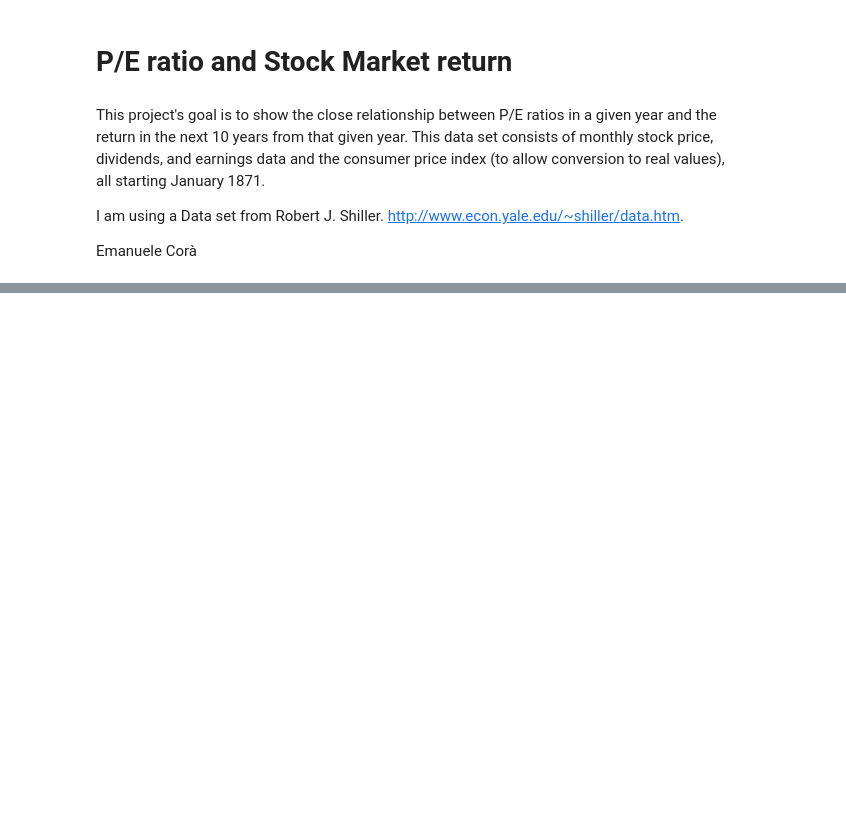
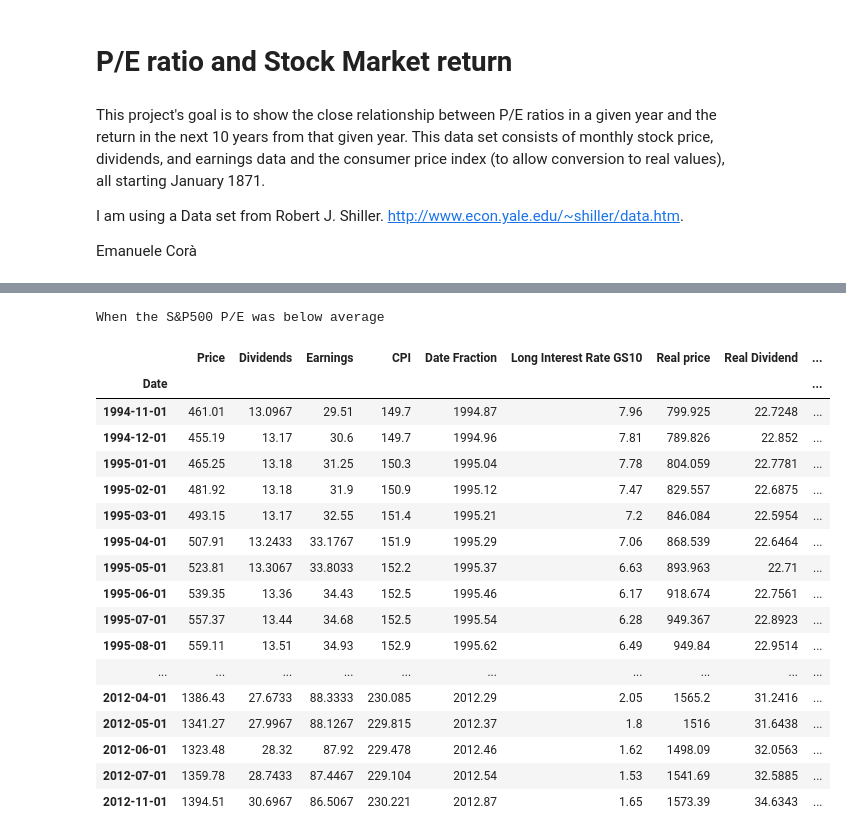
Before and after one commit to emanuelecora/P-E-and-Stock-Market-Return, a Jupyter notebook: Notebook.ipynb, the cells around one changed output, grey strips where cells are left out. Saved outputs shown, nothing was run; the diff lists cells and outputs as text; code cells hidden in the pictures; blank space fills up the shorter version.

```diff
--- a/Notebook.ipynb
+++ b/Notebook.ipynb
@@ -49,0 +87,24 @@ df = df.set_index("Date")
+# %%
+print("When the S&P500 P/E was below average")
+tail = df.copy().tail(350)
+tail[tail["P/E ratio"] < pe_avg]
+# %% [output]
+When the S&P500 P/E was below average
+|  | Price | Dividends | Earnings | CPI | Date Fraction | Long Interest Rate GS10 | Real price | Real Dividend | ... |
+| Date |  |  |  |  |  |  |  |  | ... |
+| 1994-11-01 | 461.01 | 13.0967 | 29.51 | 149.7 | 1994.87 | 7.96 | 799.925 | 22.7248 | ... |
+| 1994-12-01 | 455.19 | 13.17 | 30.6 | 149.7 | 1994.96 | 7.81 | 789.826 | 22.852 | ... |
+| 1995-01-01 | 465.25 | 13.18 | 31.25 | 150.3 | 1995.04 | 7.78 | 804.059 | 22.7781 | ... |
+| 1995-02-01 | 481.92 | 13.18 | 31.9 | 150.9 | 1995.12 | 7.47 | 829.557 | 22.6875 | ... |
+| 1995-03-01 | 493.15 | 13.17 | 32.55 | 151.4 | 1995.21 | 7.2 | 846.084 | 22.5954 | ... |
+| 1995-04-01 | 507.91 | 13.2433 | 33.1767 | 151.9 | 1995.29 | 7.06 | 868.539 | 22.6464 | ... |
+| 1995-05-01 | 523.81 | 13.3067 | 33.8033 | 152.2 | 1995.37 | 6.63 | 893.963 | 22.71 | ... |
+| 1995-06-01 | 539.35 | 13.36 | 34.43 | 152.5 | 1995.46 | 6.17 | 918.674 | 22.7561 | ... |
+| 1995-07-01 | 557.37 | 13.44 | 34.68 | 152.5 | 1995.54 | 6.28 | 949.367 | 22.8923 | ... |
+| 1995-08-01 | 559.11 | 13.51 | 34.93 | 152.9 | 1995.62 | 6.49 | 949.84 | 22.9514 | ... |
+| ... | ... | ... | ... | ... | ... | ... | ... | ... | ... |
+| 2012-04-01 | 1386.43 | 27.6733 | 88.3333 | 230.085 | 2012.29 | 2.05 | 1565.2 | 31.2416 | ... |
+| 2012-05-01 | 1341.27 | 27.9967 | 88.1267 | 229.815 | 2012.37 | 1.8 | 1516 | 31.6438 | ... |
+| 2012-06-01 | 1323.48 | 28.32 | 87.92 | 229.478 | 2012.46 | 1.62 | 1498.09 | 32.0563 | ... |
+| 2012-07-01 | 1359.78 | 28.7433 | 87.4467 | 229.104 | 2012.54 | 1.53 | 1541.69 | 32.5885 | ... |
+| 2012-11-01 | 1394.51 | 30.6967 | 86.5067 | 230.221 | 2012.87 | 1.65 | 1573.39 | 34.6343 | ... |
```
Also changed, not shown: parts of 5 cells of this notebook.
